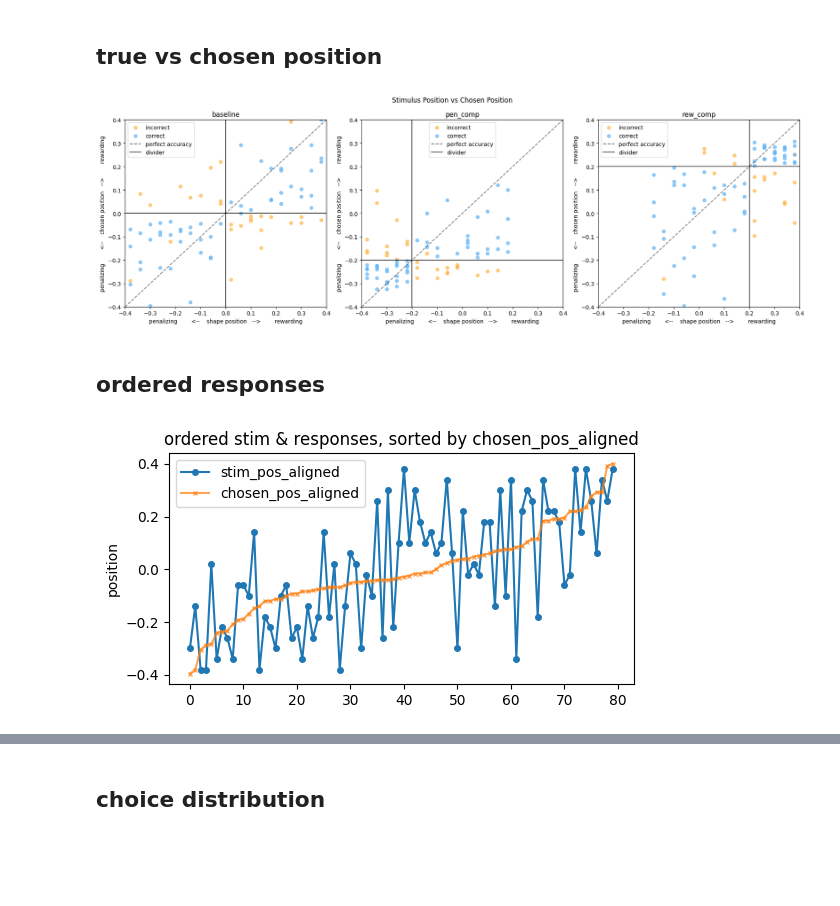
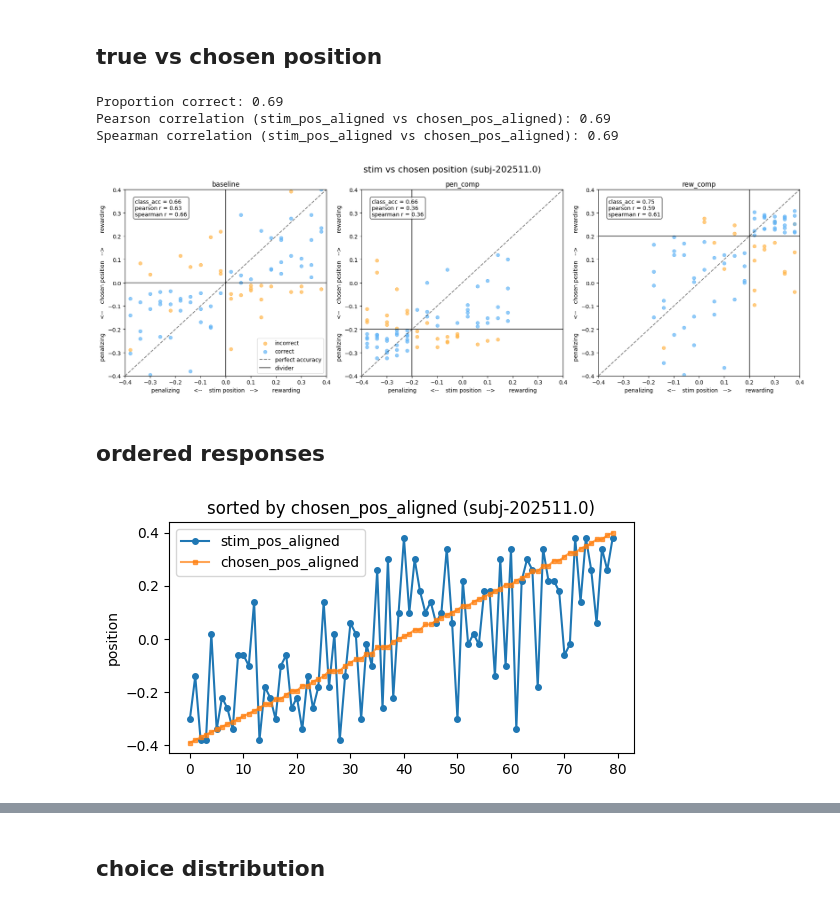
Before and after one commit to siyer7/asymmetry_design, a Jupyter notebook: code/beh_analyses.ipynb, the cells around one changed output, grey strips where cells are left out. Saved outputs shown, nothing was run; the diff lists cells and outputs as text; code cells hidden in the pictures; blank space fills up the shorter version.

```diff
--- a/code/beh_analyses.ipynb
+++ b/code/beh_analyses.ipynb
@@ -277,7 +277,7 @@ label_map = {False: 'incorrect', True: 'correct'}
 
 for cond, cond_df in df_analysis.groupby('condition'):
 
-    axs[ax].set(xlabel='penalizing        <--    shape position   -->        rewarding',
+    axs[ax].set(xlabel='penalizing        <--    stim position   -->        rewarding',
                 ylabel='penalizing        <--    chosen position   -->        rewarding',
                 xlim=(-.4, .4), ylim=(-.4, .4), title=cond)
 
@@ -293,31 +293,58 @@ for cond, cond_df in df_analysis.groupby('condition'):
     axs[ax].axvline(div_pos, color='black', linestyle='-', alpha=0.7, label='divider')
     axs[ax].axhline(div_pos, color='black', linestyle='-', alpha=0.7)
 
-    axs[ax].legend()
+    # Calculate correlations for this condition
+    pearson_r = cond_df['stim_pos_aligned'].corr(cond_df['chosen_pos_aligned'], method='pearson')
+    spearman_r = cond_df['stim_pos_aligned'].corr(cond_df['chosen_pos_aligned'], method='spearman')
+    accuracy = cond_df['correct'].mean()
+
+    # Add correlation text
+    axs[ax].text(0.05, 0.95, f'class_acc = {accuracy:.2f}\npearson r = {pearson_r:.2f}\nspearman r = {spearman_r:.2f}',
+                 transform=axs[ax].transAxes, verticalalignment='top',
+                 bbox=dict(boxstyle='round', facecolor='white', alpha=0.8))
+
+    # Only add legend to first subplot to avoid overlap
+    if ax == 0:
+        axs[ax].legend()
+
     ax += 1
 
-plt.suptitle('Stimulus Position vs Chosen Position')
+plt.suptitle(f'stim vs chosen position (subj-{subj})', fontsize=16)
 plt.tight_layout()
-plt.show()
+
+# print accuracy, and pearson and spearman correlations
+print(f'Proportion correct: {df_analysis["correct"].mean():.2f}')
+pearson_corr = df_analysis['stim_pos_aligned'].corr(df_analysis['chosen_pos_aligned'], method='pearson')
+spearman_corr = df_analysis['stim_pos_aligned'].corr(df_analysis['chosen_pos_aligned'], method='spearman')
+print(f'Pearson correlation (stim_pos_aligned vs chosen_pos_aligned): {pearson_corr:.2f}')
+print(f'Spearman correlation (stim_pos_aligned vs chosen_pos_aligned): {spearman_corr:.2f}')
 # %% [output]
+Proportion correct: 0.69
+Pearson correlation (stim_pos_aligned vs chosen_pos_aligned): 0.69
+Spearman correlation (stim_pos_aligned vs chosen_pos_aligned): 0.69
-[figure, old version]
+[figure, new version]
 # %% [markdown]
 ## ordered responses
 # %%
 # baseline cond
 baseline_df = df_analysis[df_analysis['condition'] == 'baseline']
 
+# choose what to sort by
 sortby = ['stim', 'chosen'][1]
-df_sorted = baseline_df.sort_values(by=f'{sortby}_pos_aligned').reset_index(drop=True).copy()
+df_sorted = baseline_df.sort_values(by=f'{sortby}_pos_aligned')
+
+# Create chosen_pos_aligned_ranked
+df_sorted = df_sorted.copy()
+df_sorted['chosen_pos_aligned_ranked'] = df_sorted['chosen_pos_aligned'].rank(method='average')
 
 # Simple plot
-plt.figure(figsize=(6, 3))
+plt.figure(figsize=(6,3))
 x_values = range(len(df_sorted))
 plt.plot(x_values, df_sorted['stim_pos_aligned'].values, marker='o', markersize=4, label='stim_pos_aligned')
-plt.plot(x_values, df_sorted['chosen_pos_aligned'], marker='x', markersize=3, alpha=0.7, label='chosen_pos_aligned')
-plt.title(f'ordered stim & responses, sorted by {sortby}_pos_aligned')
+plt.plot(x_values, df_sorted['chosen_pos_aligned_ranked']/80*0.8-0.4, marker='s', markersize=3, alpha=0.7, label='chosen_pos_aligned')
+plt.title(f'sorted by {sortby}_pos_aligned (subj-{subj})')
 plt.ylabel('position')
 plt.legend()
 plt.show()
 # %% [output]
-[figure, old version]
+[figure, new version]
```
Also changed, not shown: parts of 8 cells of this notebook, 1 other file.
